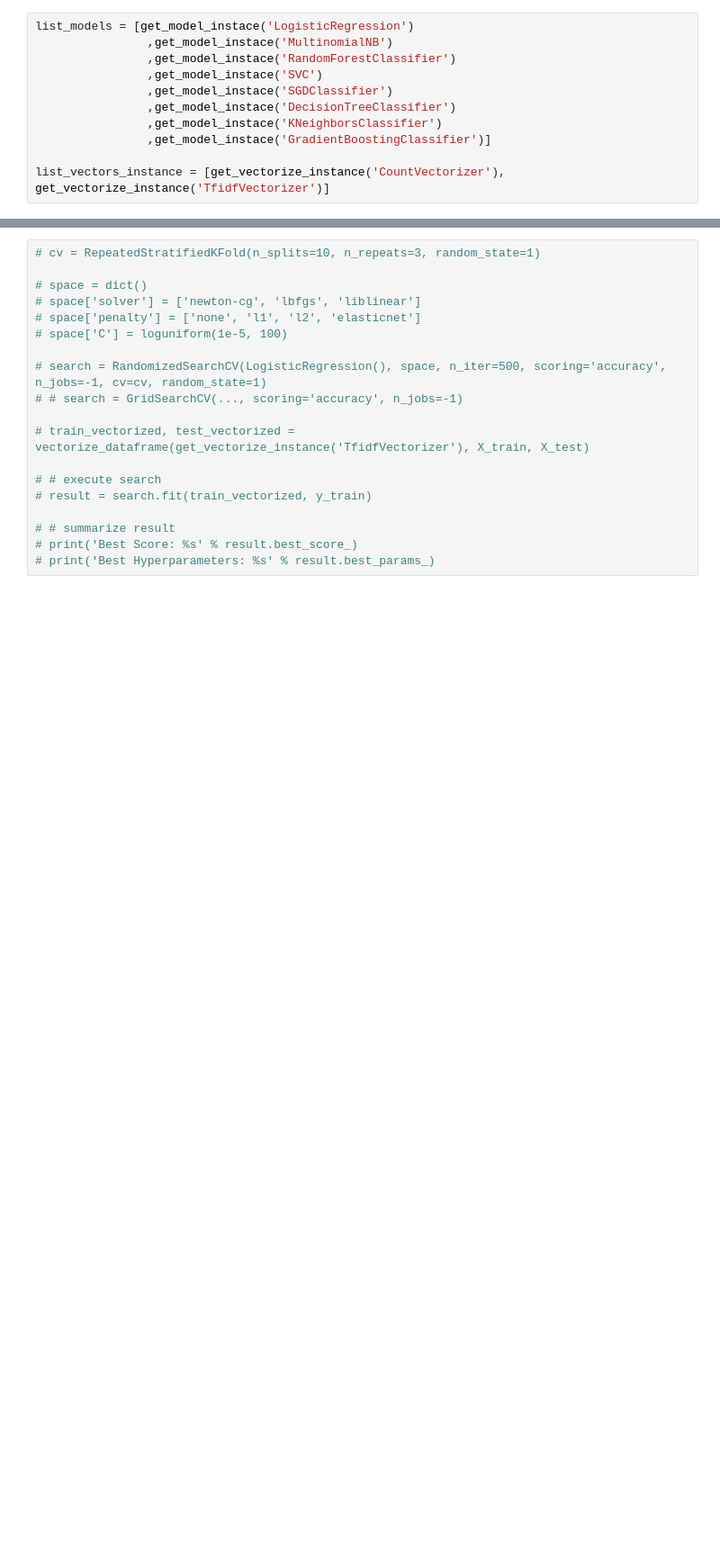
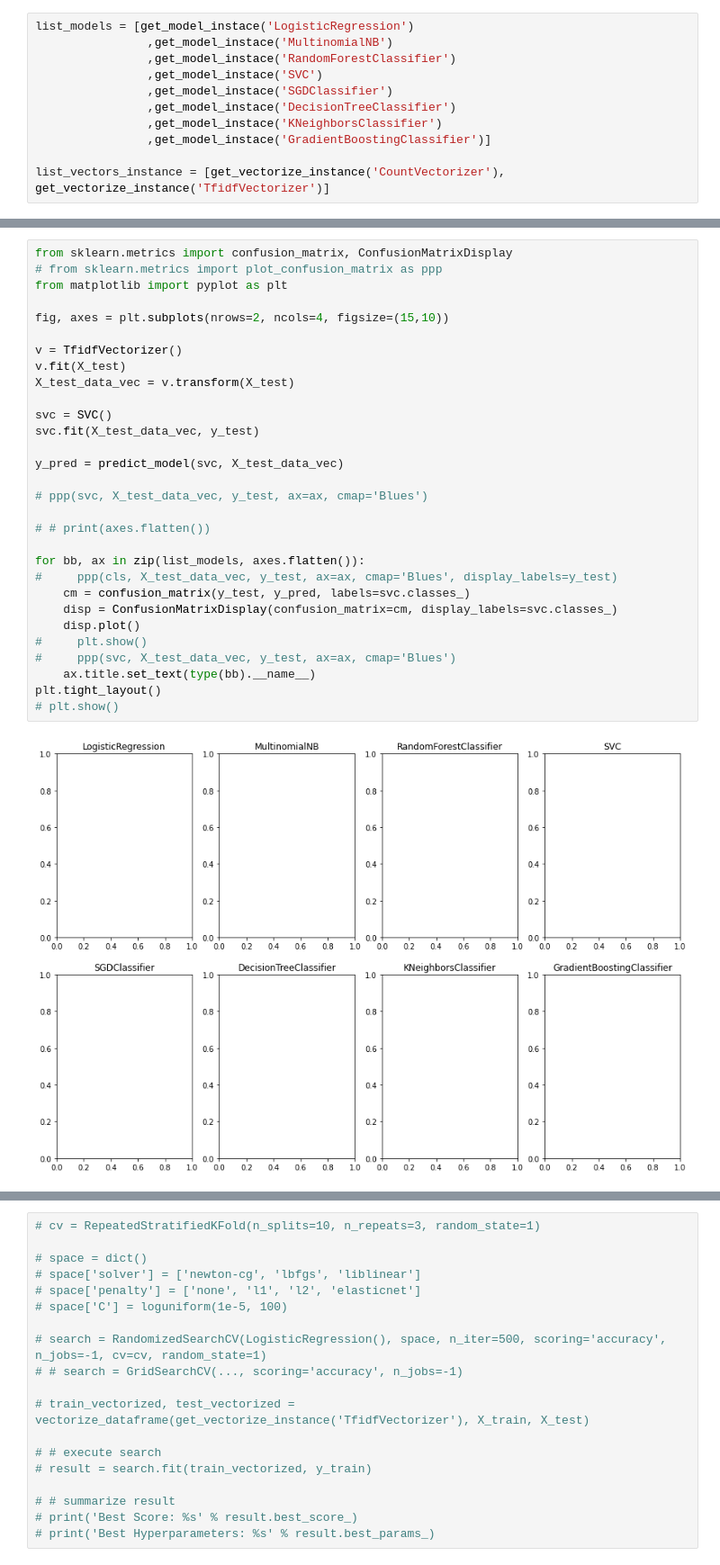
Before and after one commit to willsantospereira/tcc_nlp, a Jupyter notebook: notebook/Analise_Emocao.ipynb, the cells around one changed output, grey strips where cells are left out. Shown: that part at 90% size. Saved outputs shown, nothing was run; the diff lists cells and outputs as text; blank space fills up the shorter version.

```diff
--- a/notebook/Analise_Emocao.ipynb
+++ b/notebook/Analise_Emocao.ipynb
@@ -479,0 +578,32 @@ plt.show()
+# %%
+from sklearn.metrics import confusion_matrix, ConfusionMatrixDisplay
+# from sklearn.metrics import plot_confusion_matrix as ppp
+from matplotlib import pyplot as plt
+
+fig, axes = plt.subplots(nrows=2, ncols=4, figsize=(15,10))
+
+v = TfidfVectorizer()
+v.fit(X_test)
+X_test_data_vec = v.transform(X_test)
+
+svc = SVC()
+svc.fit(X_test_data_vec, y_test)
+
+y_pred = predict_model(svc, X_test_data_vec)
+
+# ppp(svc, X_test_data_vec, y_test, ax=ax, cmap='Blues')
+
+# # print(axes.flatten())
+
+for bb, ax in zip(list_models, axes.flatten()):
+#     ppp(cls, X_test_data_vec, y_test, ax=ax, cmap='Blues', display_labels=y_test)
+    cm = confusion_matrix(y_test, y_pred, labels=svc.classes_)
+    disp = ConfusionMatrixDisplay(confusion_matrix=cm, display_labels=svc.classes_)
+    disp.plot()
+#     plt.show()
+#     ppp(svc, X_test_data_vec, y_test, ax=ax, cmap='Blues')
+    ax.title.set_text(type(bb).__name__)
+plt.tight_layout()
+# plt.show()
+# %% [output]
+[figure, added]
```
Also changed, not shown: parts of 10 cells of this notebook.
